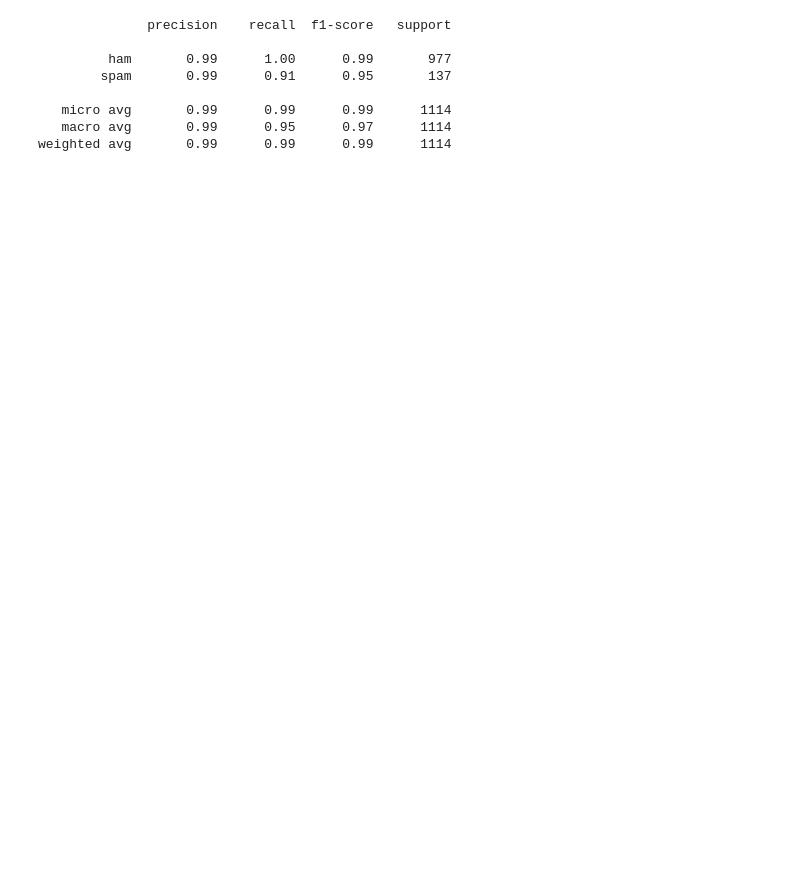
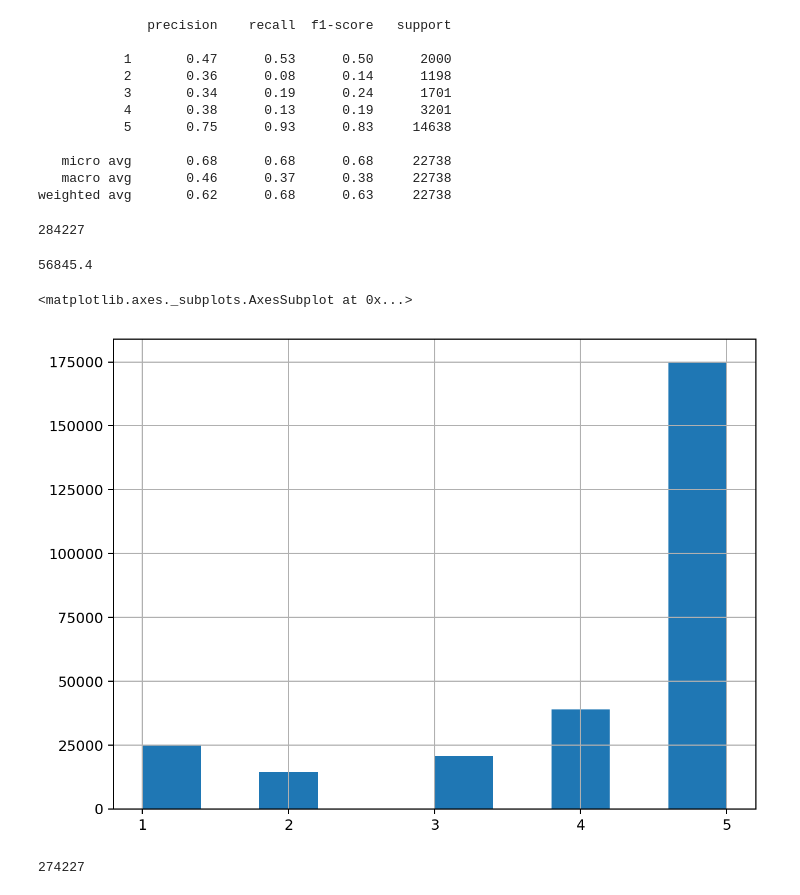
Before and after one commit to mschroederi/Parameter-Server-Architecture-On-Apache-Kafka, a Jupyter notebook: data/prediction.ipynb, the cells around one changed output. Cells and saved outputs as stored; diff of their text form; code cells hidden in the pictures; blank space fills up the shorter version.

```diff
--- a/data/prediction.ipynb
+++ b/data/prediction.ipynb
@@ -51,13 +65,16 @@ imputed = imputer.predict(df_test)
 # %%
 from sklearn.metrics import classification_report
 
-print(classification_report(imputed.label, imputed.label_imputed))
+print(classification_report(imputed.Score, imputed.Score_imputed))
 # %% [output]
               precision    recall  f1-score   support
 
-         ham       0.99      1.00      0.99       977
-        spam       0.99      0.91      0.95       137
+           1       0.47      0.53      0.50      2000
+           2       0.36      0.08      0.14      1198
+           3       0.34      0.19      0.24      1701
+           4       0.38      0.13      0.19      3201
+           5       0.75      0.93      0.83     14638
 
-   micro avg       0.99      0.99      0.99      1114
-   macro avg       0.99      0.95      0.97      1114
-weighted avg       0.99      0.99      0.99      1114
+   micro avg       0.68      0.68      0.68     22738
+   macro avg       0.46      0.37      0.38     22738
+weighted avg       0.62      0.68      0.63     22738
@@ -63,0 +83,8 @@ weighted avg       0.99      0.99      0.99      1114
+# %%
+len(df_tmp)
+# %% [output]
+284227
+# %%
+284227*0.2
+# %% [output]
+56845.4
@@ -63,0 +102,21 @@ weighted avg       0.99      0.99      0.99      1114
+# %%
+import pandas as pd
+import numpy as np
+import matplotlib.pyplot as plt
+from matplotlib.pyplot import figure, ylim, xticks
+
+figure(num=None, figsize=(8, 6), dpi=180, facecolor='w', edgecolor='k')
+plt.rcParams['lines.linewidth'] = 2
+plt.rcParams['lines.color'] = 'r'
+xticks(np.arange(1, 6, step=1))
+
+
+df_tmp = pd.read_csv('./reviews_embedded_train.csv')
+df_tmp['Score'].hist()
+# %% [output]
+<matplotlib.axes._subplots.AxesSubplot at 0x...>
+[figure, added]
+# %%
+len(df_tmp)
+# %% [output]
+274227
```
Also changed, not shown: parts of 7 cells of this notebook, 7 other files.
